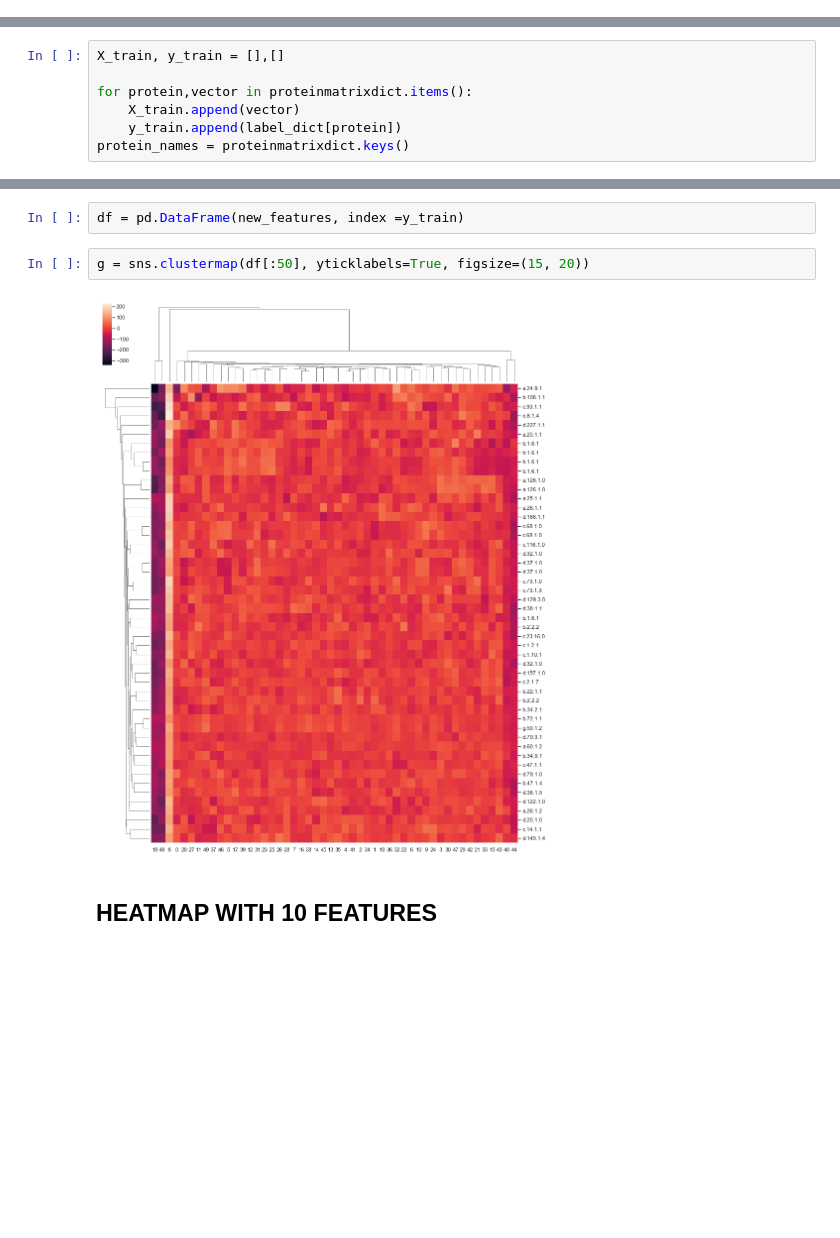
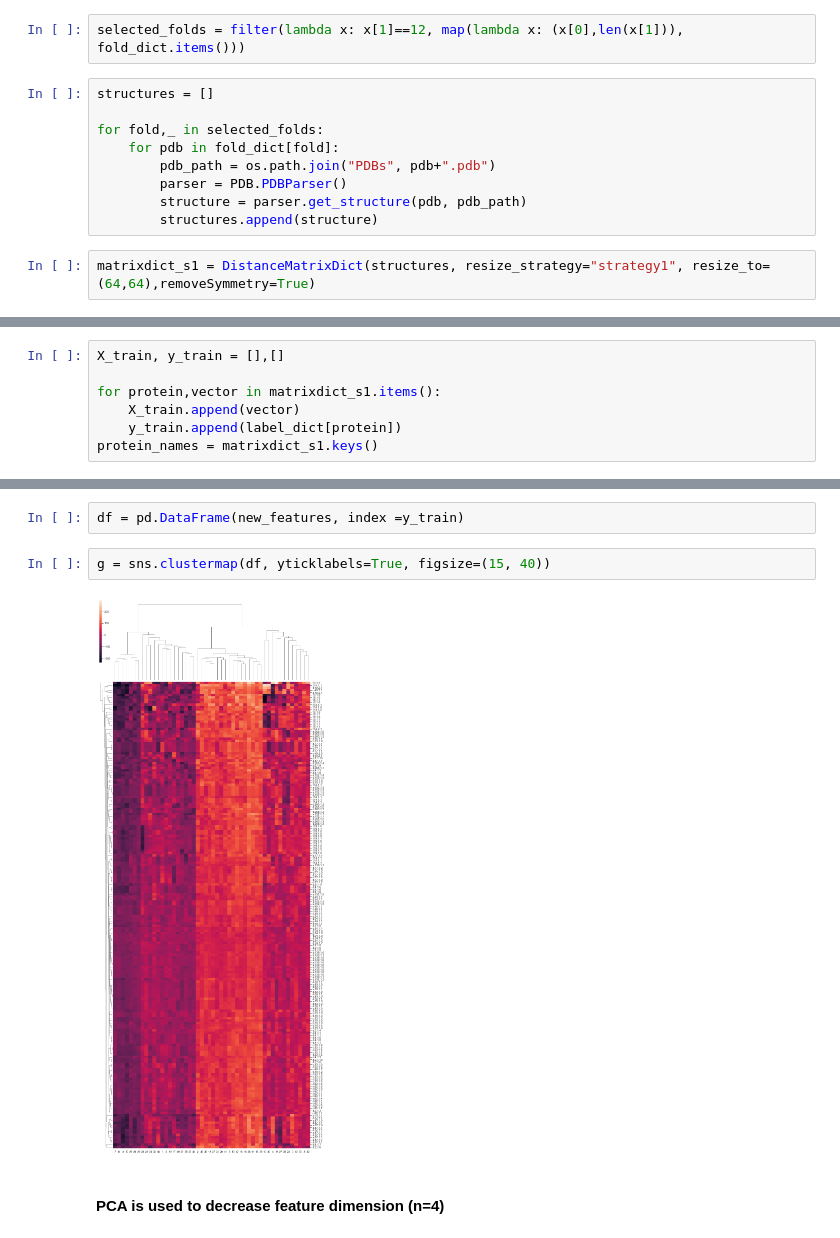
Before and after one commit to hacertilbec/Protein-Vectorization, a Jupyter notebook: Protein Distance Matrix/Hierarchical Clustering Heat Map.ipynb, the cells around one changed output, grey strips where cells are left out. Saved outputs shown, nothing was run; the diff lists cells and outputs as text; blank space fills up the shorter version.

Commit message:
Hierarchical Clustering Heat Map
NUMBER OF FOLDS: 16
NUMBER OF FAMILIES: 61
NUMBER OF PDBs: 192

```diff
--- a/Protein Distance Matrix/Hierarchical Clustering Heat Map.ipynb
+++ b/Protein Distance Matrix/Hierarchical Clustering Heat Map.ipynb
@@ -27 +35,14 @@ with open('pickle files/ProteinContactMapDict.pkl', 'rb') as f:
+# %%
+selected_folds = filter(lambda x: x[1]==12, map(lambda x: (x[0],len(x[1])), fold_dict.items()))
+# %%
+structures = []
+
+for fold,_ in selected_folds:
+    for pdb in fold_dict[fold]:
+        pdb_path = os.path.join("PDBs", pdb+".pdb")
+        parser = PDB.PDBParser()
+        structure = parser.get_structure(pdb, pdb_path)
+        structures.append(structure)
+# %%
+matrixdict_s1 = DistanceMatrixDict(structures, resize_strategy="strategy1", resize_to=(64,64),removeSymmetry=True)
 # %%
@@ -33,8 +54,8 @@ PROTEINS VECTOR SIZE: 2016
 # %%
 X_train, y_train = [],[]
 
-for protein,vector in proteinmatrixdict.items():
+for protein,vector in matrixdict_s1.items():
     X_train.append(vector)
     y_train.append(label_dict[protein])
-protein_names = proteinmatrixdict.keys()
+protein_names = matrixdict_s1.keys()
 # %%
@@ -56,8 +79,8 @@ ax.plot(range(0,len(loss)), loss, 'go-', linewidth=1, markersize=1)
 # %%
 df = pd.DataFrame(new_features, index =y_train)
 # %%
-g = sns.clustermap(df[:50], yticklabels=True, figsize=(15, 20))
+g = sns.clustermap(df, yticklabels=True, figsize=(15, 40))
 # %% [output]
-[figure, old version]
+[figure, new version]
-# %% [markdown]
-## HEATMAP WITH 10 FEATURES
+# %% [markdown]
+#### PCA is used to decrease feature dimension (n=4)
```
Also changed, not shown: parts of 29 cells of this notebook.
